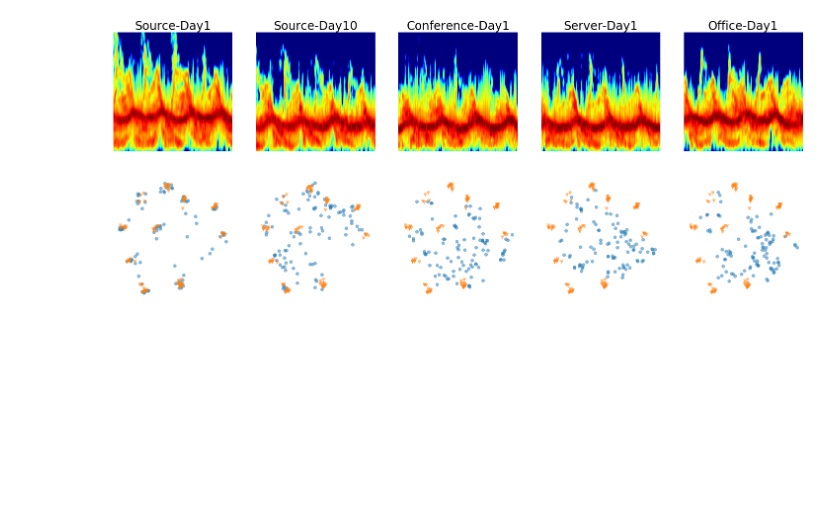
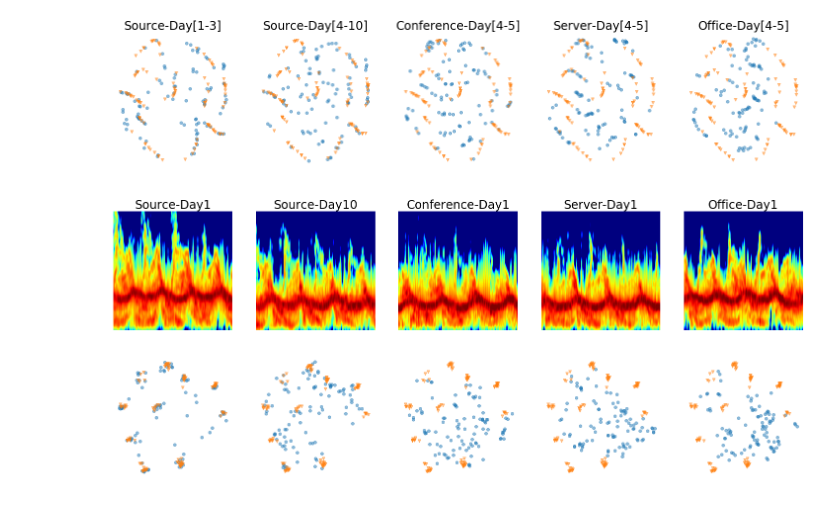
Before and after one commit to itskalvik/spatio-temporal-domain-adaptation, a Jupyter notebook: tools/plot_final_results.ipynb, the cells around one changed output. Saved outputs shown, nothing was run; the diff lists cells and outputs as text; code cells hidden in the pictures; blank space fills up the shorter version.

```diff
--- a/tools/plot_final_results.ipynb
+++ b/tools/plot_final_results.ipynb
@@ -5,6 +5,78 @@ import numpy as np
 from matplotlib import ticker
 import matplotlib.pyplot as plt
 from scipy.ndimage.filters import gaussian_filter1d
+# %%
+train_source_days = 3
+train_server_days = 3
+train_conference_days = 0
+
+#checkpoint_path="/home/kjakkala/mmwave/logs/FinalExp/Source/epochs:1000-init_lr:0.001-num_features:128-model_filters:64-activation_fn:selu-batch_size:64-num_classes:10-train_source_days:{}-anneal:4-s:10-m:0.1-ca:0.001-notes:AMCABaseline/t-SNE.npy".format(train_source_days)
+#checkpoint_path="/home/kjakkala/mmwave/logs/FinalExp/SourceTargetLabeled/epochs:1000-init_lr:0.001-num_features:128-model_filters:64-activation_fn:selu-batch_size:64-num_classes:10-train_source_days:{}-train_server_days:{}-train_conference_days:{}-anneal:4-s:10-m:0.1-ca:0.001-notes:AMCABaseline/t-SNE.npy".format(train_source_days, train_server_days, train_conference_days)
+checkpoint_path="/home/kjakkala/mmwave/logs/FinalExp/SourceTargetUnlabeled/epochs:10000-init_lr:0.001-num_features:128-model_filters:64-batch_size:64-train_src_days:{}-train_trg_days:0-train_ser_days:{}-train_con_days:{}-m:0.1-dm_lambda:0.001-disc_hidden:128-notes:ResnetAMCA_DomClas_GAN/t-SNE.npy".format(train_source_days, train_server_days, train_conference_days)
+
+fig, (ax6, ax7, ax8, ax9, ax10) = plt.subplots(1, 5, figsize=(25,5))
+
+X_embedded = np.load(checkpoint_path)
+
+train = np.arange(2565)
+np.random.shuffle(train)
+
+s = 2565
+tmp = np.arange(s,s+2496)
+np.random.shuffle(tmp)
+ax9.axis('off')
+ax9.scatter(X_embedded[tmp[:100], 0],
+            X_embedded[tmp[:100], 1], alpha=0.5)
+ax9.scatter(X_embedded[train[:100], 0],
+            X_embedded[train[:100], 1], alpha=0.5, marker='v')
+ax9.set_title("Server-Day[4-5]", fontsize=24)
+
+s += 2496
+tmp = np.arange(s,s+2500)
+np.random.shuffle(tmp)
+ax8.axis('off')
+ax8.scatter(X_embedded[tmp[:100], 0],
+            X_embedded[tmp[:100], 1], alpha=0.5)
+ax8.scatter(X_embedded[train[:100], 0],
+            X_embedded[train[:100], 1], alpha=0.5, marker='v')
+ax8.set_title("Conference-Day[4-5]", fontsize=24)
+
+s += 2500
+tmp = np.arange(s,s+2498)
+np.random.shuffle(tmp)
+ax10.axis('off')
+ax10.scatter(X_embedded[tmp[:100], 0],
+             X_embedded[tmp[:100], 1], alpha=0.5)
+ax10.scatter(X_embedded[train[:100], 0],
+            X_embedded[train[:100], 1], alpha=0.5, marker='v')
+ax10.set_title("Office-Day[4-5]", fontsize=24)
+
+s += 2498
+tmp = np.arange(s,s+285)
+np.random.shuffle(tmp)
+ax6.axis('off')
+ax6.scatter(X_embedded[tmp[:100], 0],
+            X_embedded[tmp[:100], 1], alpha=0.5)
+ax6.scatter(X_embedded[train[:100], 0],
+            X_embedded[train[:100], 1], alpha=0.5, marker='v')
+ax6.set_title("Source-Day[1-{}]".format(train_source_days), fontsize=24)
+
+s += 285
+tmp = np.arange(s,X_embedded.shape[0])
+np.random.shuffle(tmp)
+ax7.axis('off')
+ax7.scatter(X_embedded[tmp[:100], 0],
+            X_embedded[tmp[:100], 1], alpha=0.5)
+ax7.scatter(X_embedded[train[:100], 0],
+            X_embedded[train[:100], 1], alpha=0.5, marker='v')
+ax7.set_title("Source-Day[4-10]", fontsize=24)
+
+plt.savefig('TargetUnLabelled{}{}{}'.format(train_source_days,
+                                          train_server_days,
+                                          train_conference_days),
+            bbox_inches='tight', pad_inches=0, dpi=400)
+# %% [output]
+[figure, added]
 # %%
 fig, ((ax1, ax2, ax3, ax4, ax5),(ax6, ax7, ax8, ax9, ax10)) = plt.subplots(2, 5, figsize=(25,10))
 
```
Also changed, not shown: parts of 5 cells of this notebook, 5 other files.
